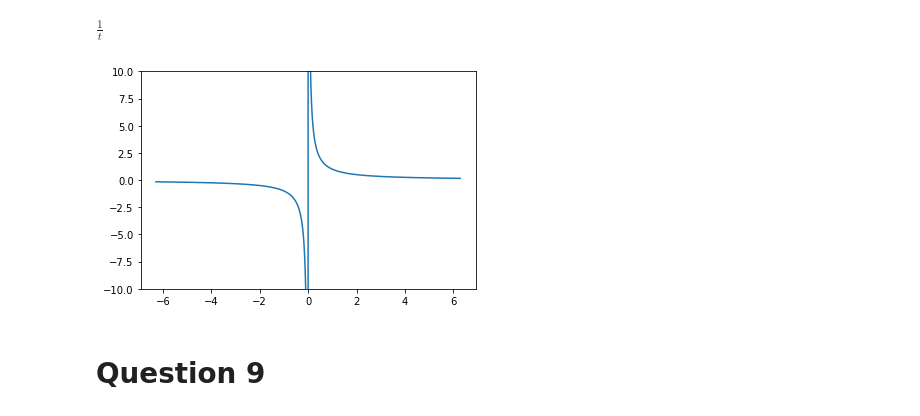
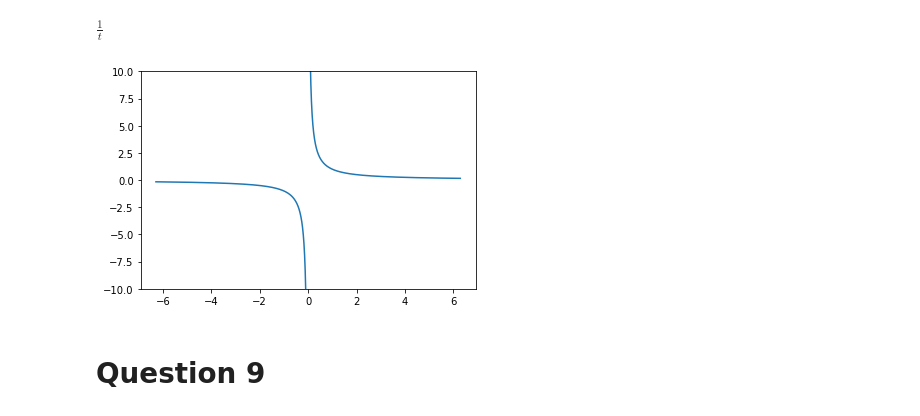
Before and after one commit to Fiquee/ComputingMaths, a Jupyter notebook: plotGraph.ipynb, the cells around one changed output. Cells and saved outputs as stored; diff of their text form; code cells hidden in the pictures.

```diff
--- a/plotGraph.ipynb
+++ b/plotGraph.ipynb
@@ -60,13 +60,13 @@ expression
 # %% [output]
 $\displaystyle \frac{1}{t}$
 # %%
-x = np.linspace(-2*np.pi, 2*np.pi, 100000)
+x = np.linspace(-2*np.pi, 2*np.pi, 10001)
 y = [1/i for i in x]
 plt.ylim(-10, 10)
 plt.plot(x, y)
 plt.show()
 # %% [output]
-[figure, old version]
+[figure, new version]
 # %% [markdown]
 # Question 9
 # %%
```
Also changed, not shown: parts of 3 cells of this notebook, 15 other files.
